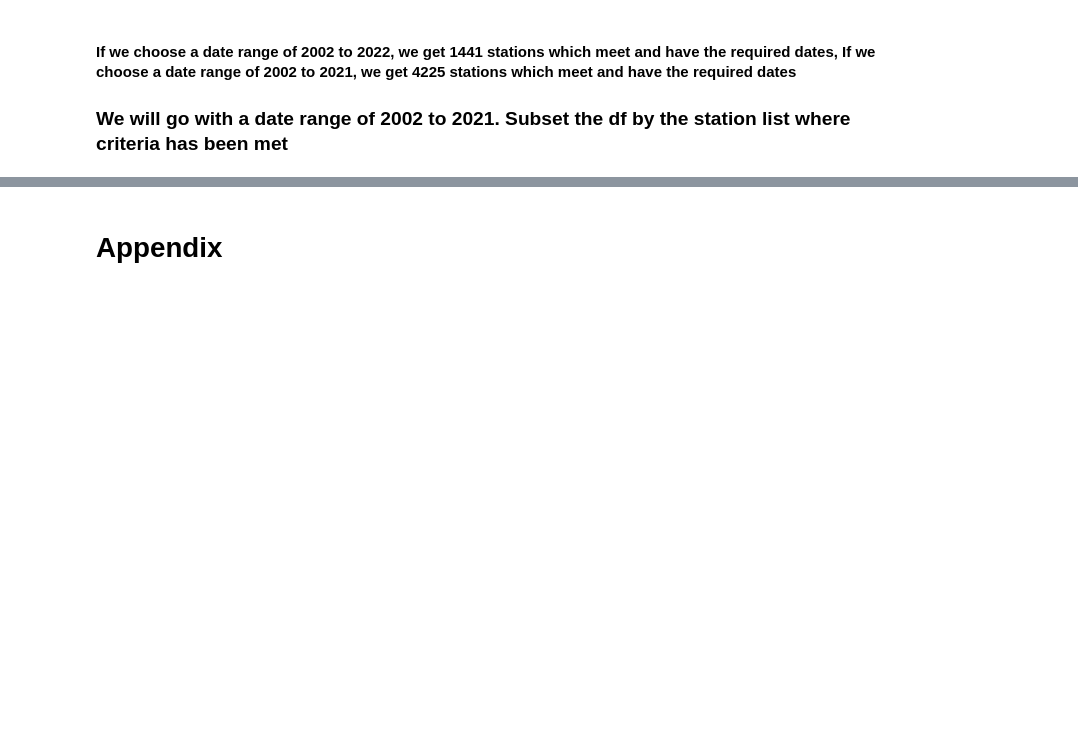
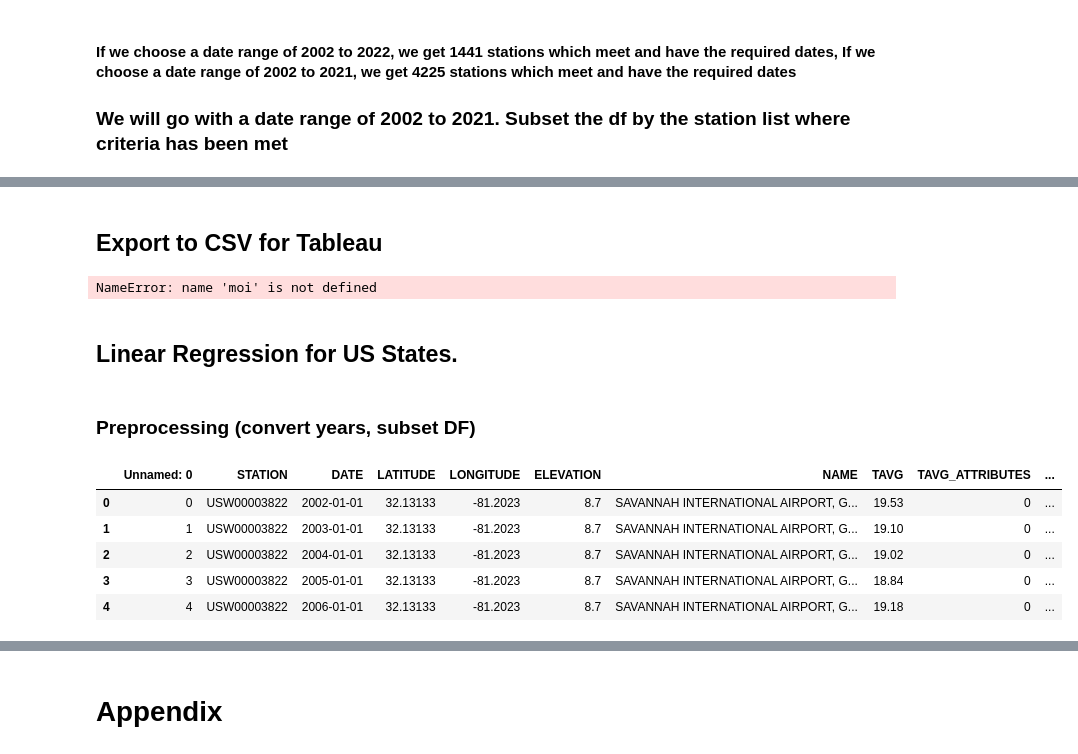
Before and after one commit to dfminkle/ClimateProjectGSOY, a Jupyter notebook: Global Summary of the Year Analysis.ipynb, the cells around one changed output, grey strips where cells are left out. Saved outputs shown, nothing was run; the diff lists cells and outputs as text; code cells hidden in the pictures; blank space fills up the shorter version.

```diff
--- a/Global Summary of the Year Analysis.ipynb
+++ b/Global Summary of the Year Analysis.ipynb
@@ -221,0 +197,12 @@ df_moi_date_range_20y.head(5)
+# %% [markdown]
+## Export to CSV for Tableau
+# %%
+# Subset Columns to only relevant columns
+
+column_subset = ['STATION', 'DATE', 'LATITUDE', 'LONGITUDE', 'ELEVATION', 'NAME',
+                 moi, moia, 'COUNTRY_CODE_2_CHAR', 'country_name', 'region_x', 'subregion',
+                'city', 'state', 'postcode', 'county', 'region_y','cont_us_region']
+df_moi_date_range_20y_sub = df_moi_date_range_20y.loc[:, column_subset]
+df_moi_date_range_20y_sub.head()
+# %% [output]
+NameError: name 'moi' is not defined
@@ -221,0 +212,17 @@ df_moi_date_range_20y.head(5)
+# %% [markdown]
+## Linear Regression for US States.
+# %% [markdown]
+### Preprocessing (convert years, subset DF)
+# %%
+# Read in CSV
+df_moi_date_range_20y_sub = pd.read_csv('../df_moi_date_range_20y_sub.csv')
+
+#See CSV and Columns
+df_moi_date_range_20y_sub.head(5)
+# %% [output]
+|  | Unnamed: 0 | STATION | DATE | LATITUDE | LONGITUDE | ELEVATION | NAME | TAVG | TAVG_ATTRIBUTES | ... |
+| 0 | 0 | USW00003822 | 2002-01-01 | 32.13133 | -81.2023 | 8.7 | SAVANNAH INTERNATIONAL AIRPORT, G... | 19.53 | 0 | ... |
+| 1 | 1 | USW00003822 | 2003-01-01 | 32.13133 | -81.2023 | 8.7 | SAVANNAH INTERNATIONAL AIRPORT, G... | 19.10 | 0 | ... |
+| 2 | 2 | USW00003822 | 2004-01-01 | 32.13133 | -81.2023 | 8.7 | SAVANNAH INTERNATIONAL AIRPORT, G... | 19.02 | 0 | ... |
+| 3 | 3 | USW00003822 | 2005-01-01 | 32.13133 | -81.2023 | 8.7 | SAVANNAH INTERNATIONAL AIRPORT, G... | 18.84 | 0 | ... |
+| 4 | 4 | USW00003822 | 2006-01-01 | 32.13133 | -81.2023 | 8.7 | SAVANNAH INTERNATIONAL AIRPORT, G... | 19.18 | 0 | ... |
```
Also changed, not shown: parts of 31 cells of this notebook, 2 other files.
